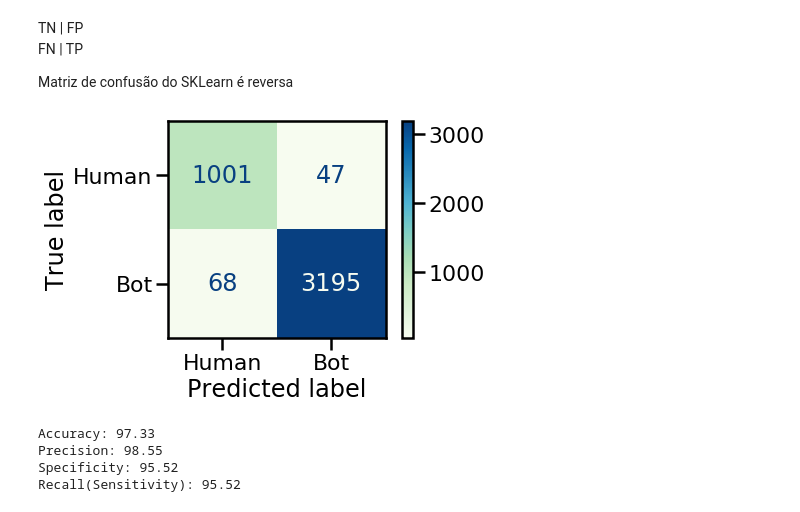
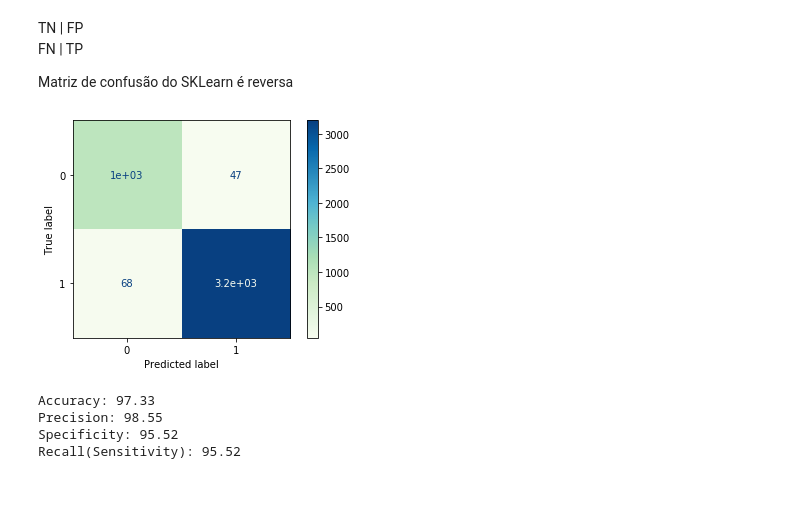
Before and after one commit to fdaleffi/tcc, a Jupyter notebook: codigo entrega 2/Logistic Regression.ipynb, the cells around one changed output. Drawn from its saved outputs; the diff is of its cells as text; code cells hidden in the pictures.

```diff
--- a/codigo entrega 2/Logistic Regression.ipynb
+++ b/codigo entrega 2/Logistic Regression.ipynb
@@ -257,11 +257,11 @@ Matriz de confusão do SKLearn é reversa
 # %%
 from sklearn.metrics import plot_confusion_matrix
 
 labels = ['Human','Bot']
-plot_confusion_matrix(logreg, X_test, y_test,  cmap = plt.cm.GnBu, display_labels= labels, values_format="");
-#plot_confusion_matrix(logreg, X_test, y_test, cmap = plt.cm.GnBu);
+#plot_confusion_matrix(logreg, X_test, y_test,  cmap = plt.cm.GnBu, display_labels= labels, values_format="");
+plot_confusion_matrix(logreg, X_test, y_test, cmap = plt.cm.GnBu);
 # %% [output]
-[figure, old version]
+[figure, new version]
 # %%
 TP = 3195
 TN = 1001
```
Also changed, not shown: parts of 2 cells of this notebook, 9 other files.
